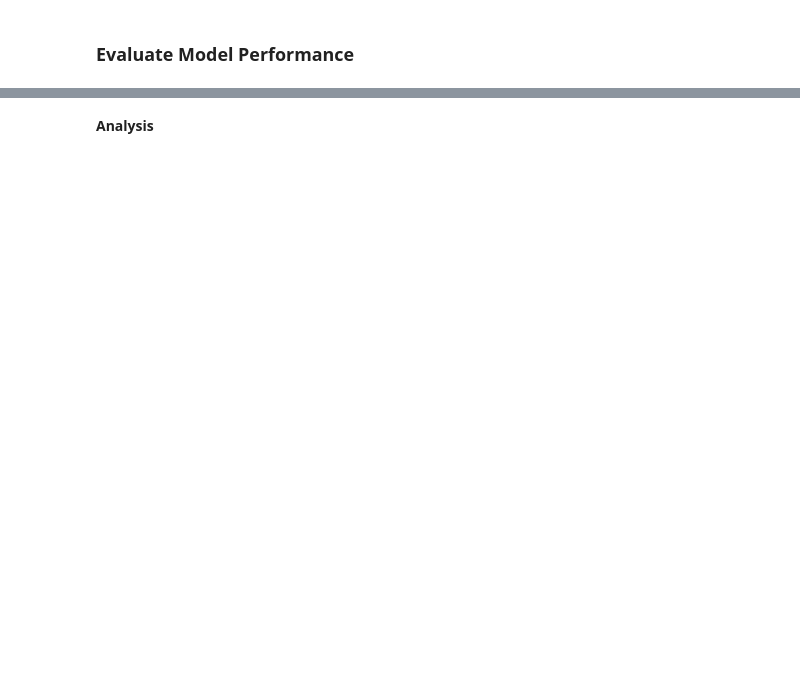
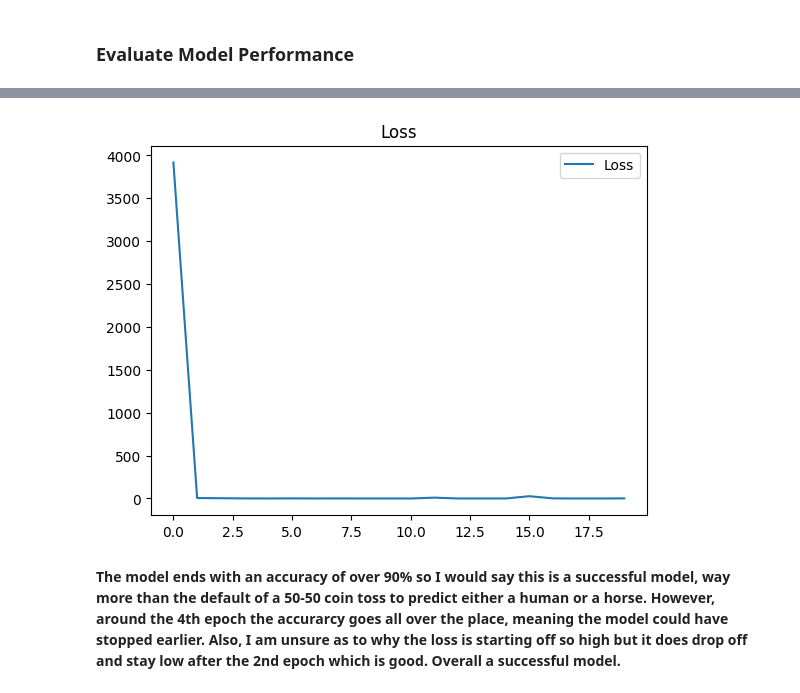
Before and after one commit to tsal4/data2000_labs, a Jupyter notebook: exams/sp2026_final.ipynb, the cells around one changed output, grey strips where cells are left out. Saved outputs shown, nothing was run; the diff lists cells and outputs as text; code cells hidden in the pictures; blank space fills up the shorter version.

```diff
--- a/exams/sp2026_final.ipynb
+++ b/exams/sp2026_final.ipynb
@@ -295,8 +320,9 @@ plt.figure()
 # %%
-plt.plot(epochs, loss, label='Training Loss')
-plt.plot(epochs, val_loss, label='Validation Loss')
+plt.plot(epochs, loss, label='Loss')
 plt.legend()
-plt.title('Training and validation loss')
+plt.title('Loss')
 plt.show()
+# %% [output]
+[figure, added]
-# %% [markdown]
-**Analysis**
+# %% [markdown]
+**The model ends with an accuracy of over 90% so I would say this is a successful model, way more than the default of a 50-50 coin toss to predict either a human or a horse. However, around the 4th epoch the accurarcy goes all over the place, meaning the model could have stopped earlier. Also, I am unsure as to why the loss is starting off so high but it does drop off and stay low after the 2nd epoch which is good. Overall a successful model.**
```
Also changed, not shown: parts of 7 cells of this notebook.
